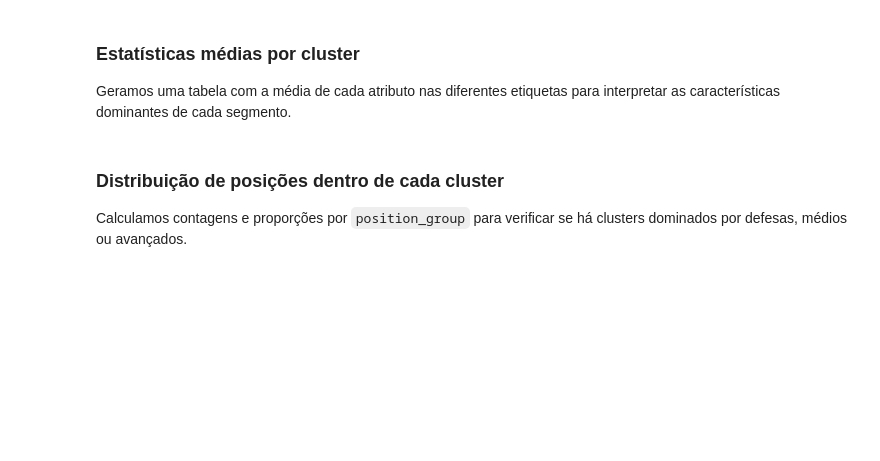
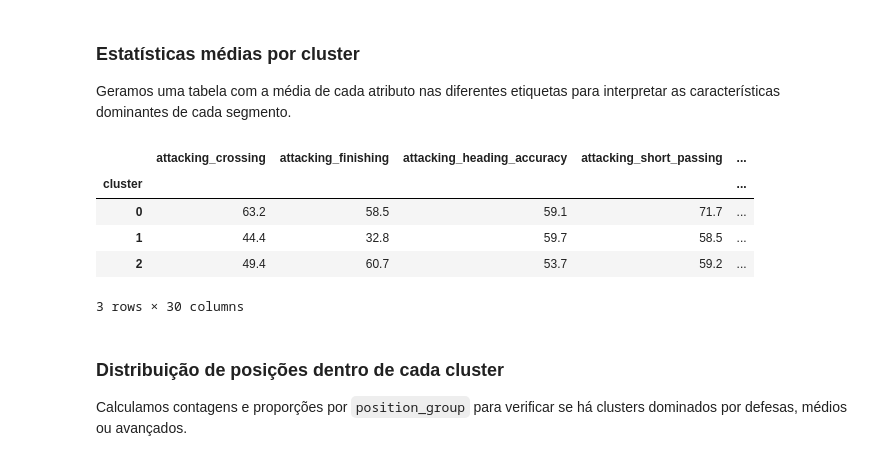
Before and after one commit to AnyTng/IA25_P02_G10, a Jupyter notebook: notebook2.ipynb, the cells around one changed output. Drawn from its saved outputs; the diff is of its cells as text; code cells hidden in the pictures; blank space fills up the shorter version.

```diff
--- a/notebook2.ipynb
+++ b/notebook2.ipynb
@@ -89,22 +125,27 @@ Definimos as métricas técnico-físicas que alimentam o clustering, removemos l
 # %%
-feature_cols = [
-    "pace", "shooting", "passing", "dribbling",
-    "defending", "physic",
-    "height_cm", "weight_kg", "age",
-    "skill_ball_control", "skill_long_passing",
-    "movement_acceleration", "movement_sprint_speed",
-    "movement_agility", "movement_balance",
-    "power_strength", "power_stamina"
-]
+# Selecionar apenas atributos detalhados
+detail_prefixes = (
+    "attacking_",
+    "skill_",
+    "movement_",
+    "power_",
+    "mentality_",
+    "defending_",
+)
+# Selecionar colunas por prefixo (ordem consistente)
+feature_cols = sorted(
+    [c for c in Players24InField.columns if c.startswith(detail_prefixes)]
+)
 
-
-# tirar linhas com NaN nessas colunas
+# manter apenas linhas sem NaN nessas colunas
 cluster = Players24InField.dropna(subset=feature_cols).copy()
 
 from sklearn.preprocessing import StandardScaler
 from sklearn.cluster import KMeans
 
+# Preparar matriz numerica para clustering
 X = cluster[feature_cols].values
 
+# Normalizar escala para KMeans
 scaler = StandardScaler()
 X_scaled = scaler.fit_transform(X)
@@ -169,18 +276,16 @@ plt.show()
 ### Estatísticas médias por cluster
 Geramos uma tabela com a média de cada atributo nas diferentes etiquetas para interpretar as características dominantes de cada segmento.
 # %%
-feature_cols = [
-    "pace", "shooting", "passing", "dribbling",
-    "defending", "physic",
-    "height_cm", "weight_kg", "age",
-    "skill_ball_control", "skill_long_passing",
-    "movement_acceleration", "movement_sprint_speed",
-    "movement_agility", "movement_balance",
-    "power_strength", "power_stamina"
-]
-
+# Medias por cluster para interpretar perfis
 cluster_means = cluster.groupby("cluster")[feature_cols].mean().round(1)
 cluster_means
+# %% [output]
+|  | attacking_crossing | attacking_finishing | attacking_heading_accuracy | attacking_short_passing | ... |
+| cluster |  |  |  |  | ... |
+| 0 | 63.2 | 58.5 | 59.1 | 71.7 | ... |
+| 1 | 44.4 | 32.8 | 59.7 | 58.5 | ... |
+| 2 | 49.4 | 60.7 | 53.7 | 59.2 | ... |
+3 rows × 30 columns
 # %% [markdown]
 ### Distribuição de posições dentro de cada cluster
 Calculamos contagens e proporções por `position_group` para verificar se há clusters dominados por defesas, médios ou avançados.
```
Also changed, not shown: parts of 10 cells of this notebook, 2 other files.
